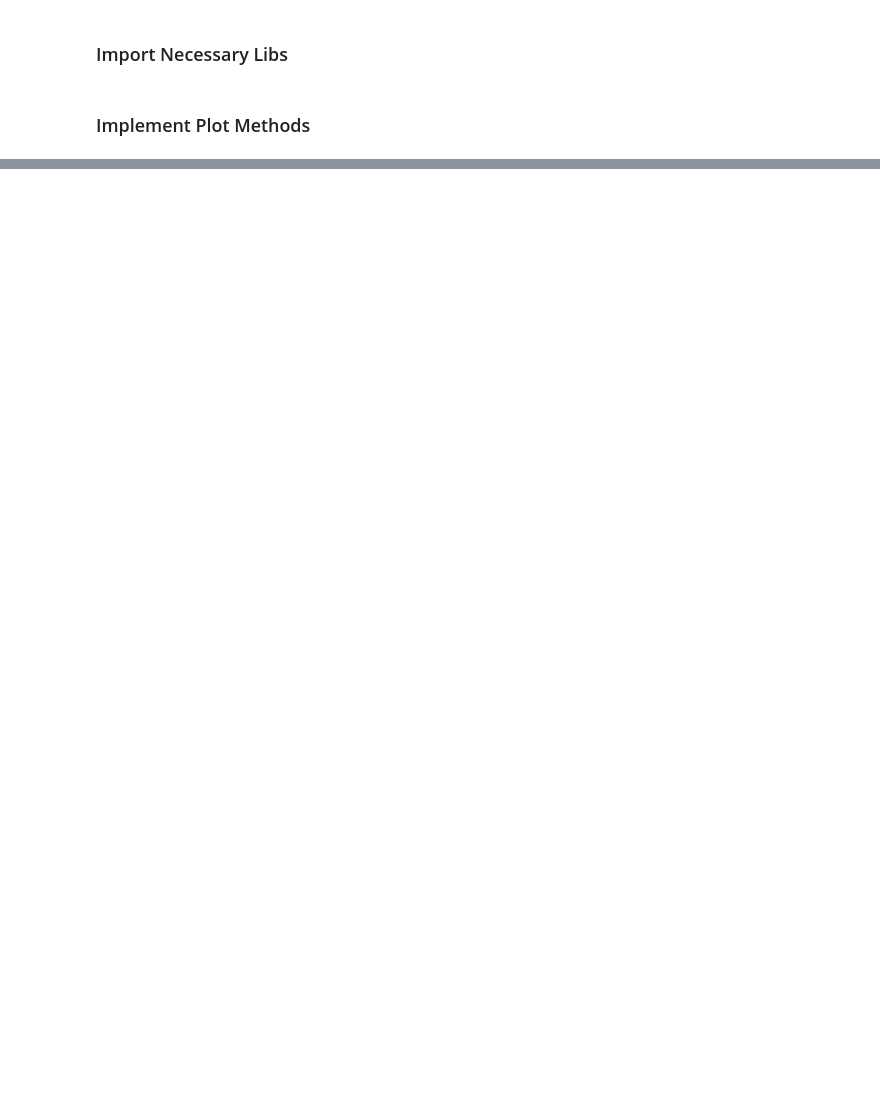
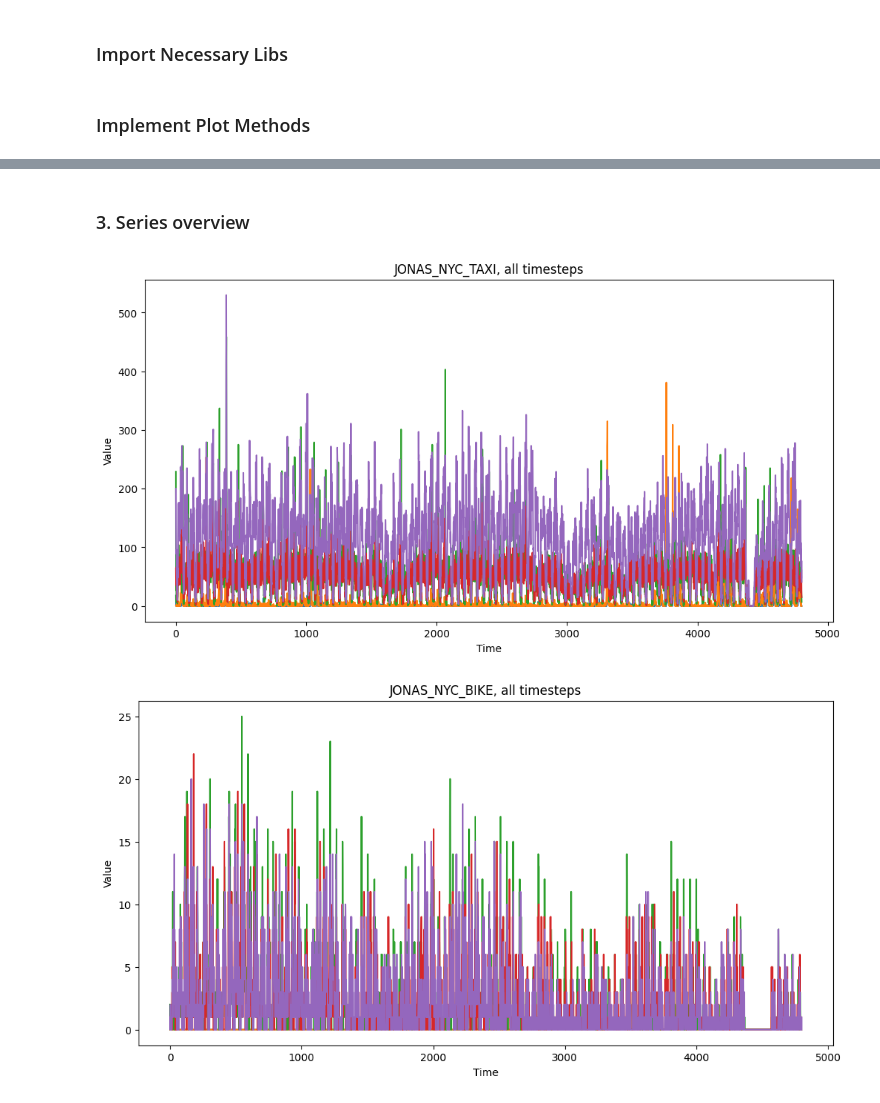
Before and after one commit to zhangzw16/Tensor-Time-Series, a Jupyter notebook: analysis/visualize.ipynb, the cells around one changed output, grey strips where cells are left out. Cells and saved outputs as stored; diff of their text form; code cells hidden in the pictures; blank space fills up the shorter version.

```diff
--- a/analysis/visualize.ipynb
+++ b/analysis/visualize.ipynb
@@ -75,0 +95,9 @@ for dataset in dataset_list:
+# %% [markdown]
+### 3. Series overview
+# %%
+for dataset in dataset_list:
+    plt_series = PlotSeries(dataset)
+    plt_series.plot(win = 0, plot_num=5, normalize=False)
+# %% [output]
+[figure, added]
+[figure, added]
```
Also changed, not shown: parts of 6 cells of this notebook.
